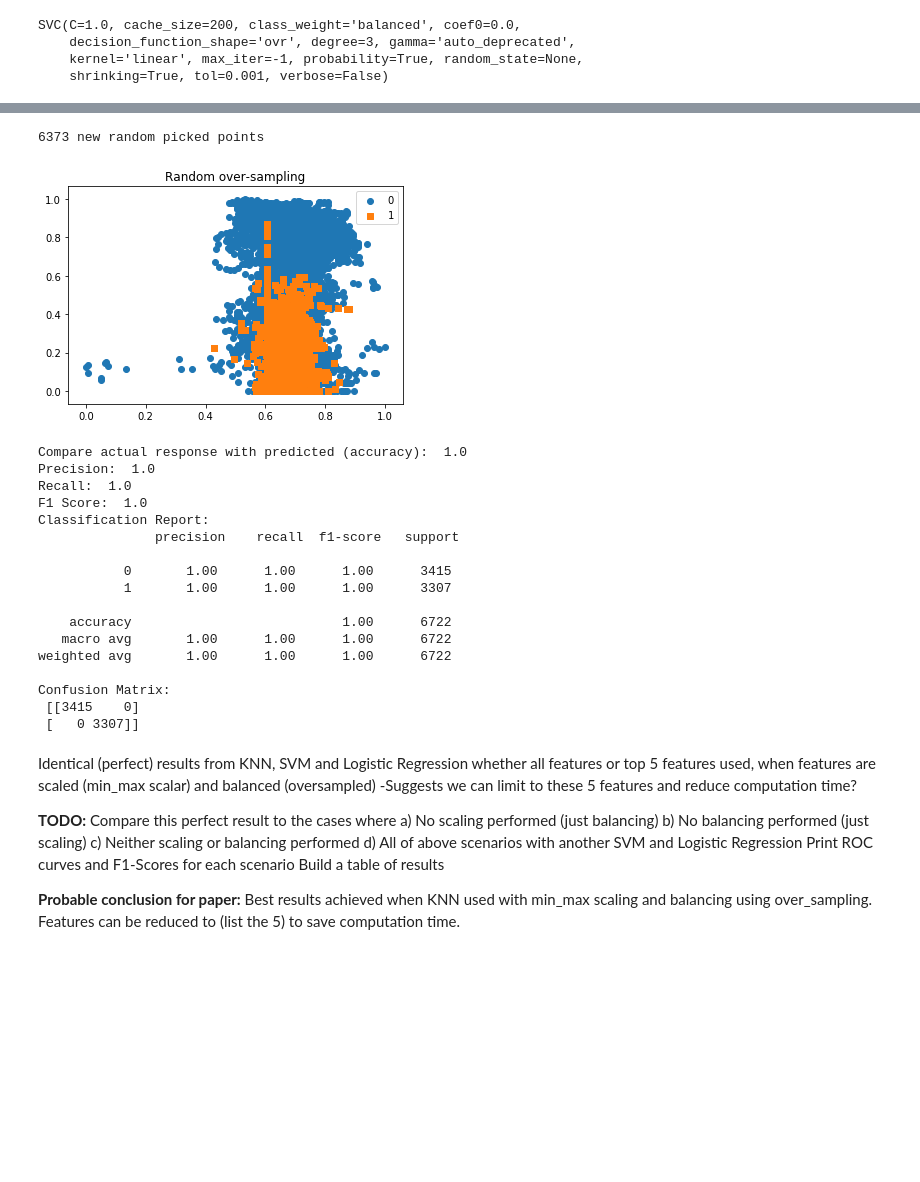
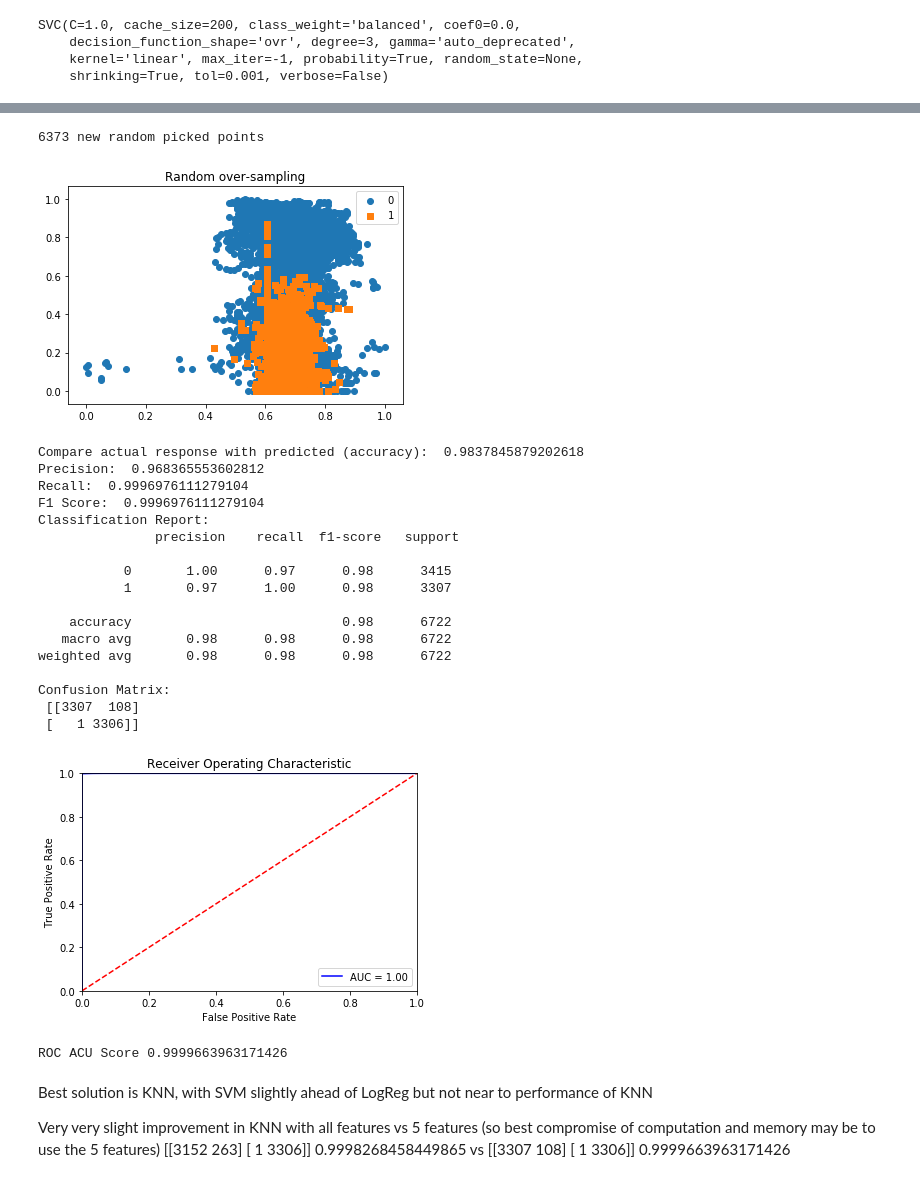
Before and after one commit to LiamgMachineLearning/MachineLearning, a Jupyter notebook: Refactored Notebooks/ML_Assignment_1_Group_B_Scaled,_Balanced.ipynb, the cells around one changed output, grey strips where cells are left out. Saved outputs shown, nothing was run; the diff lists cells and outputs as text; code cells hidden in the pictures; blank space fills up the shorter version.

```diff
--- a/Refactored Notebooks/ML_Assignment_1_Group_B_Scaled,_Balanced.ipynb
+++ b/Refactored Notebooks/ML_Assignment_1_Group_B_Scaled,_Balanced.ipynb
@@ -472,14 +511,14 @@ ROC ACU Score 1.0
 alldata[allFeatureNames]= AllFeaturesScaled[allFeatureNames]
 
 #Split the dataset
-X_train, X_test, y_train, y_test = train_test_split(alldata, y, random_state = 1)
+X_train, X_test, y_train, y_test = train_test_split(AllFeaturesScaled, y, random_state = 1)
 
 #Balancing using Random OverSampling
 
 ros = RandomOverSampler()
 X_ros, y_ros = ros.fit_sample(X_train, y_train)
 
-print(X_ros.shape[0] - alldata.shape[0], 'new random picked points')
+print(X_ros.shape[0] - AllFeaturesScaled.shape[0], 'new random picked points')
 
 plot_2d_space(X_ros, y_ros, 'Random over-sampling')
 
@@ -500,36 +539,59 @@ print("Confusion Matrix: \n", metrics.confusion_matrix(y_test, y2_pred))
 # %% [output]
 6373 new random picked points
 [figure]
-Compare actual response with predicted (accuracy):  1.0
-Precision:  1.0
-Recall:  1.0
-F1 Score:  1.0
+Compare actual response with predicted (accuracy):  0.9837845879202618
+Precision:  0.968365553602812
+Recall:  0.9996976111279104
+F1 Score:  0.9996976111279104
 Classification Report:
                precision    recall  f1-score   support
 
-           0       1.00      1.00      1.00      3415
-           1       1.00      1.00      1.00      3307
+           0       1.00      0.97      0.98      3415
+           1       0.97      1.00      0.98      3307
 
-    accuracy                           1.00      6722
-   macro avg       1.00      1.00      1.00      6722
-weighted avg       1.00      1.00      1.00      6722
+    accuracy                           0.98      6722
+   macro avg       0.98      0.98      0.98      6722
+weighted avg       0.98      0.98      0.98      6722
 
 Confusion Matrix:
- [[3415    0]
- [   0 3307]]
+ [[3307  108]
+ [   1 3306]]
-# %% [markdown]
-Identical (perfect) results from KNN, SVM and Logistic Regression whether all features or top 5 features used, when features are scaled (min_max scalar) and balanced (oversampled)
--Suggests we can limit to these 5 features and reduce computation time?
-
-
-**TODO:**
-Compare this perfect result to the cases where
-a) No scaling performed (just balancing)
-b) No balancing performed (just scaling)
-c) Neither scaling or balancing performed
-d) All of above scenarios with another SVM and Logistic Regression
-Print ROC curves and F1-Scores for each scenario
-Build a table of results
-
-**Probable conclusion for paper:** Best results achieved when KNN used with min_max scaling and balancing using over_sampling. Features can be reduced to (list the 5) to save computation time.
+# %%
+#Plot the ROC curve
+from itertools import cycle
+from sklearn import svm, datasets
+from sklearn.metrics import roc_curve, roc_auc_score
+from sklearn.preprocessing import label_binarize
+import sklearn.metrics as metrics
+
+probs = knn.predict_proba(X_test)
+preds = probs[:,1]
+fpr, tpr, threshold = metrics.roc_curve(y_test,preds)
+roc_auc = metrics.auc(fpr, tpr)
+
+import matplotlib.pyplot as plt
+plt.title('Receiver Operating Characteristic')
+plt.plot(fpr, tpr, 'b', label = 'AUC = %0.2f' % roc_auc)
+plt.legend(loc = 'lower right')
+plt.plot([0, 1], [0, 1],'r--')
+plt.xlim([0, 1])
+plt.ylim([0, 1])
+plt.ylabel('True Positive Rate')
+plt.xlabel('False Positive Rate')
+plt.show()
+print("ROC ACU Score", metrics.roc_auc_score(y_test, preds))
+# %% [output]
+[figure, added]
+ROC ACU Score 0.9999663963171426
+# %% [markdown]
+Best solution is KNN, with SVM slightly ahead of LogReg but not near to performance of KNN
+
+Very very slight improvement in KNN with all features vs 5 features (so best compromise of computation and memory may be to use the 5 features)
+[[3152  263]
+ [   1 3306]]
+ 0.9998268458449865
+ vs
+ [[3307  108]
+ [   1 3306]]
+ 0.9999663963171426
 # %% [markdown]
```
Also changed, not shown: parts of 15 cells of this notebook, 3 other files.
